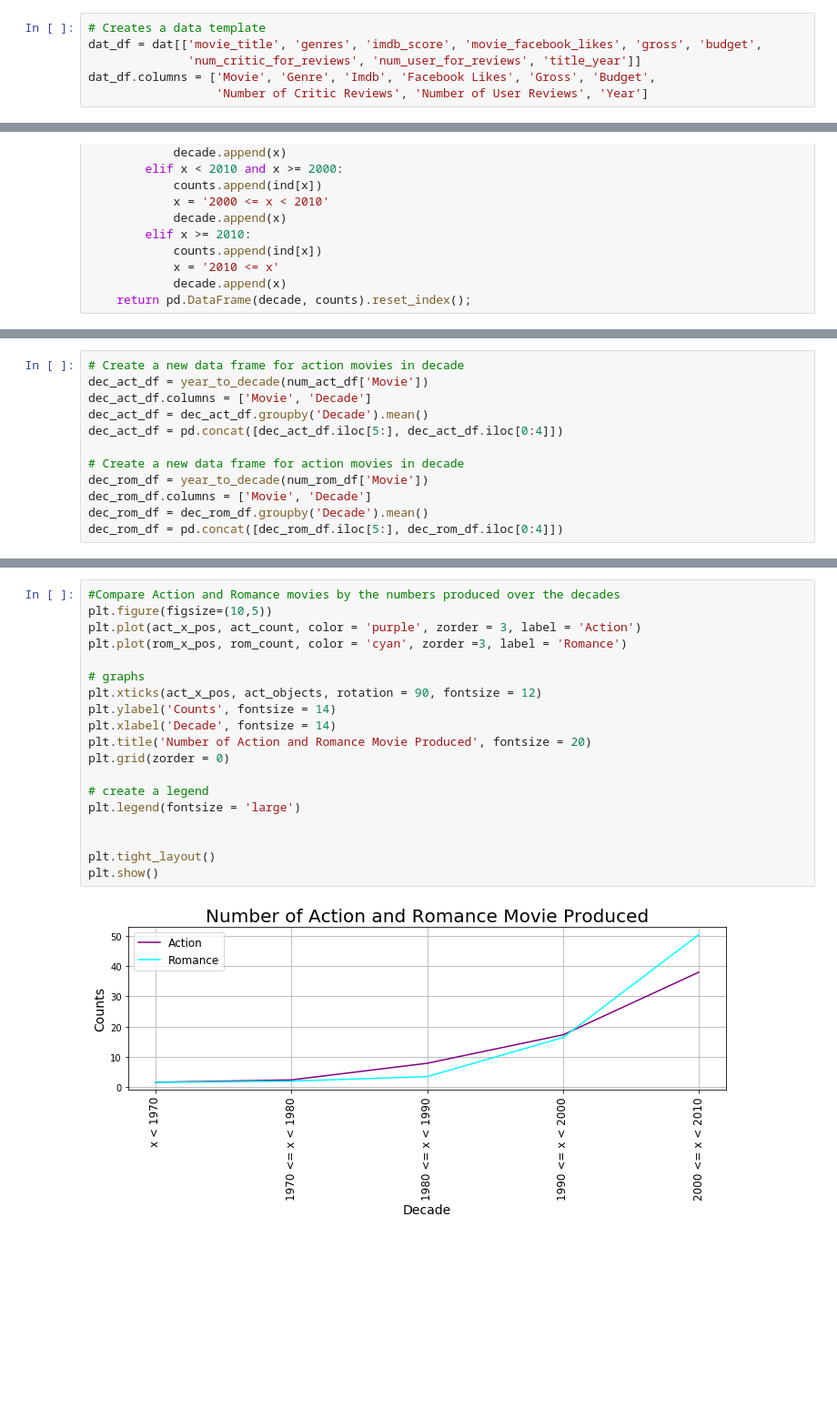
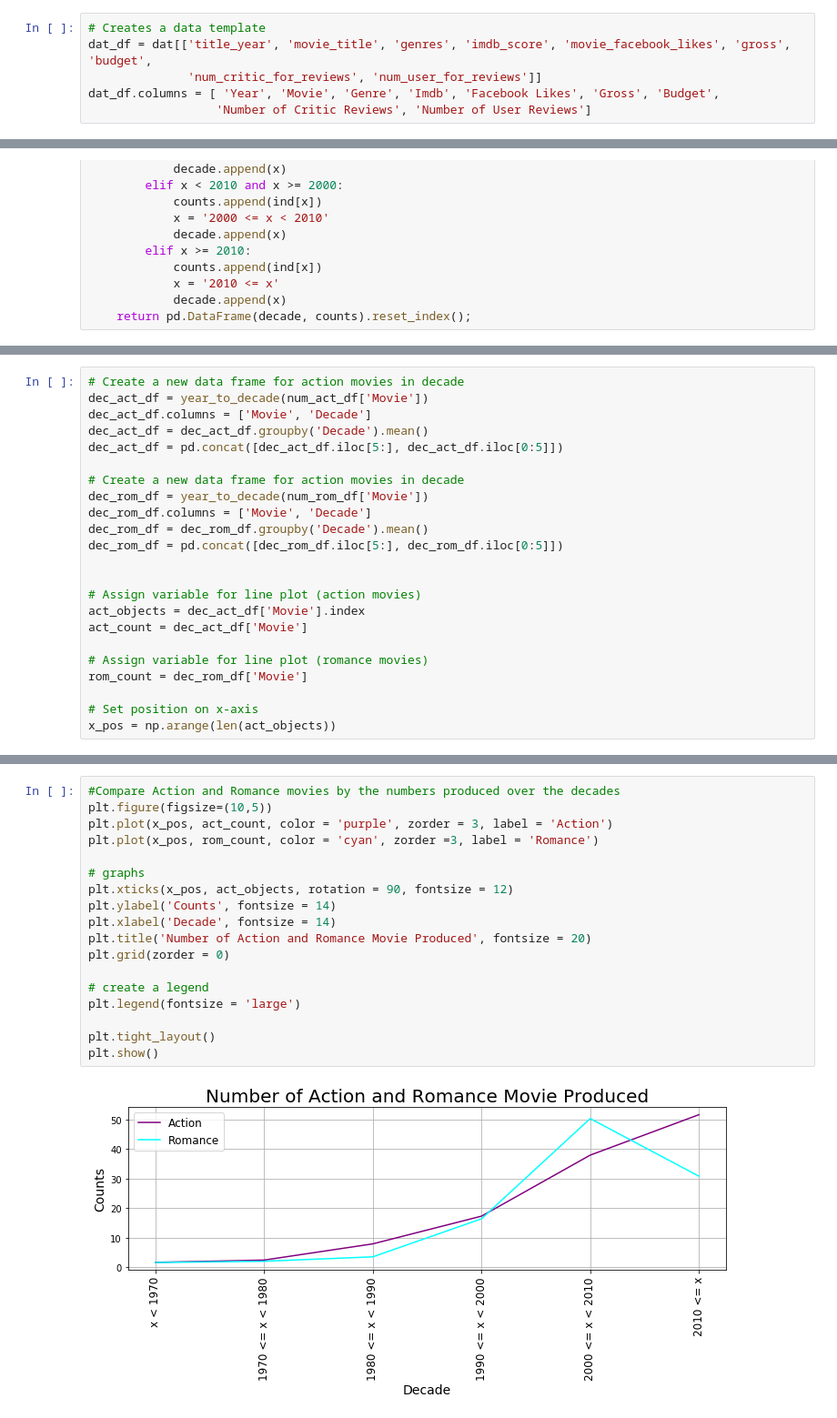
Before and after one commit to Mike1014/Capstone, a Jupyter notebook: capstone(movie - genre).ipynb, the cells around one changed output, grey strips where cells are left out. Shown at 91% size. Drawn from its saved outputs; the diff is of its cells as text; blank space fills up the shorter version.

```diff
--- a/capstone(movie - genre).ipynb
+++ b/capstone(movie - genre).ipynb
@@ -7,7 +7,7 @@ import matplotlib.pyplot as plt
 dat = pd.read_csv('C:/Users/Mike/AnacondaProjects/Capstone/Movies/movie_metadata.csv')
 # %%
 # Creates a data template
-dat_df = dat[['movie_title', 'genres', 'imdb_score', 'movie_facebook_likes', 'gross', 'budget',
-              'num_critic_for_reviews', 'num_user_for_reviews', 'title_year']]
-dat_df.columns = ['Movie', 'Genre', 'Imdb', 'Facebook Likes', 'Gross', 'Budget',
-                  'Number of Critic Reviews', 'Number of User Reviews', 'Year']
+dat_df = dat[['title_year', 'movie_title', 'genres', 'imdb_score', 'movie_facebook_likes', 'gross', 'budget',
+              'num_critic_for_reviews', 'num_user_for_reviews']]
+dat_df.columns = [ 'Year', 'Movie', 'Genre', 'Imdb', 'Facebook Likes', 'Gross', 'Budget',
+                  'Number of Critic Reviews', 'Number of User Reviews']
@@ -136,10 +147,21 @@ def year_to_decade(var):
 dec_act_df = year_to_decade(num_act_df['Movie'])
 dec_act_df.columns = ['Movie', 'Decade']
 dec_act_df = dec_act_df.groupby('Decade').mean()
-dec_act_df = pd.concat([dec_act_df.iloc[5:], dec_act_df.iloc[0:4]])
+dec_act_df = pd.concat([dec_act_df.iloc[5:], dec_act_df.iloc[0:5]])
 
 # Create a new data frame for action movies in decade
 dec_rom_df = year_to_decade(num_rom_df['Movie'])
 dec_rom_df.columns = ['Movie', 'Decade']
 dec_rom_df = dec_rom_df.groupby('Decade').mean()
-dec_rom_df = pd.concat([dec_rom_df.iloc[5:], dec_rom_df.iloc[0:4]])
+dec_rom_df = pd.concat([dec_rom_df.iloc[5:], dec_rom_df.iloc[0:5]])
+
+
+# Assign variable for line plot (action movies)
+act_objects = dec_act_df['Movie'].index
+act_count = dec_act_df['Movie']
+
+# Assign variable for line plot (romance movies)
+rom_count = dec_rom_df['Movie']
+
+# Set position on x-axis
+x_pos = np.arange(len(act_objects))
@@ -156,21 +168,20 @@ rom_x_pos = np.arange(len(rom_objects))
 # %%
 #Compare Action and Romance movies by the numbers produced over the decades
 plt.figure(figsize=(10,5))
-plt.plot(act_x_pos, act_count, color = 'purple', zorder = 3, label = 'Action')
-plt.plot(rom_x_pos, rom_count, color = 'cyan', zorder =3, label = 'Romance')
+plt.plot(x_pos, act_count, color = 'purple', zorder = 3, label = 'Action')
+plt.plot(x_pos, rom_count, color = 'cyan', zorder =3, label = 'Romance')
 
 # graphs
-plt.xticks(act_x_pos, act_objects, rotation = 90, fontsize = 12)
+plt.xticks(x_pos, act_objects, rotation = 90, fontsize = 12)
 plt.ylabel('Counts', fontsize = 14)
 plt.xlabel('Decade', fontsize = 14)
 plt.title('Number of Action and Romance Movie Produced', fontsize = 20)
 plt.grid(zorder = 0)
 
 # create a legend
 plt.legend(fontsize = 'large')
 
-
 plt.tight_layout()
 plt.show()
 # %% [output]
-[figure, old version]
+[figure, new version]
```
Also changed, not shown: parts of 40 cells of this notebook.
